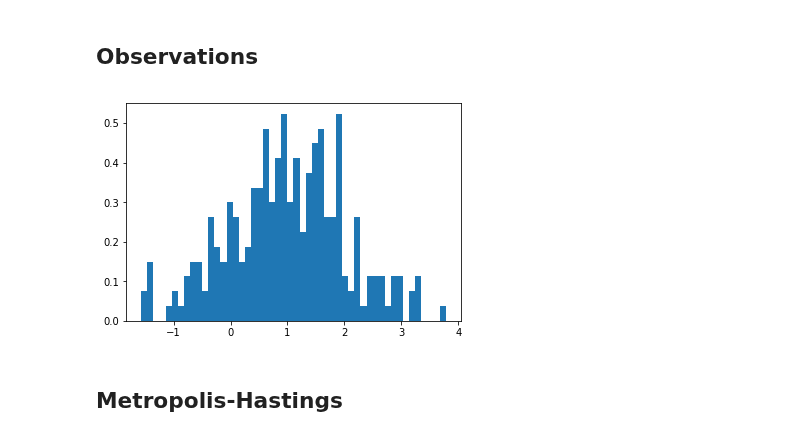
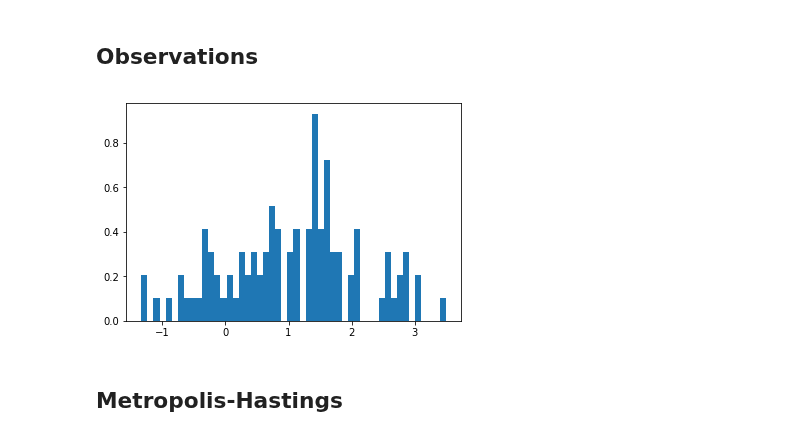
Before and after one commit to montefiore-institute/hypothesis, a Jupyter notebook: examples/benchmark_mcmc_mh_hmc.ipynb, the cells around one changed output. Saved outputs shown, nothing was run; the diff lists cells and outputs as text; code cells hidden in the pictures.

```diff
--- a/examples/benchmark_mcmc_mh_hmc.ipynb
+++ b/examples/benchmark_mcmc_mh_hmc.ipynb
@@ -7,17 +7,17 @@ import matplotlib.pyplot as plt
 # %% [markdown]
 ## Observations
 # %%
-num_observations = 250
+num_observations = 100
 theta_true = 1.
 
 
 N = torch.distributions.normal.Normal(theta_true, 1.)
 observations = N.sample(torch.Size([num_observations])).view(-1)
 
 plt.hist(observations.numpy(), bins=50, density=True)
 plt.show()
 # %% [output]
-[figure, old version]
+[figure, new version]
 # %% [markdown]
 ## Metropolis-Hastings
 # %%
```
Also changed, not shown: parts of 9 cells of this notebook.
